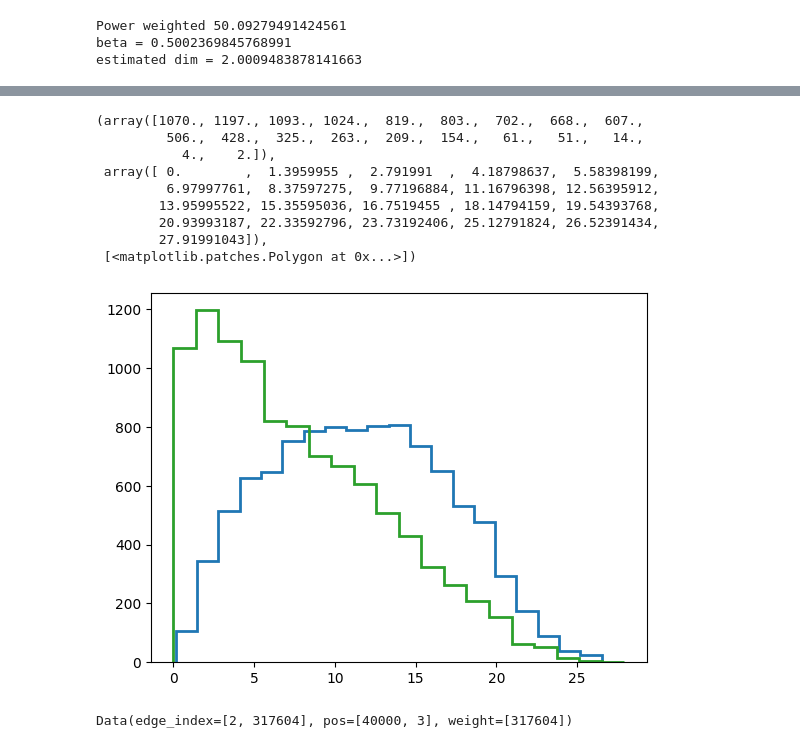
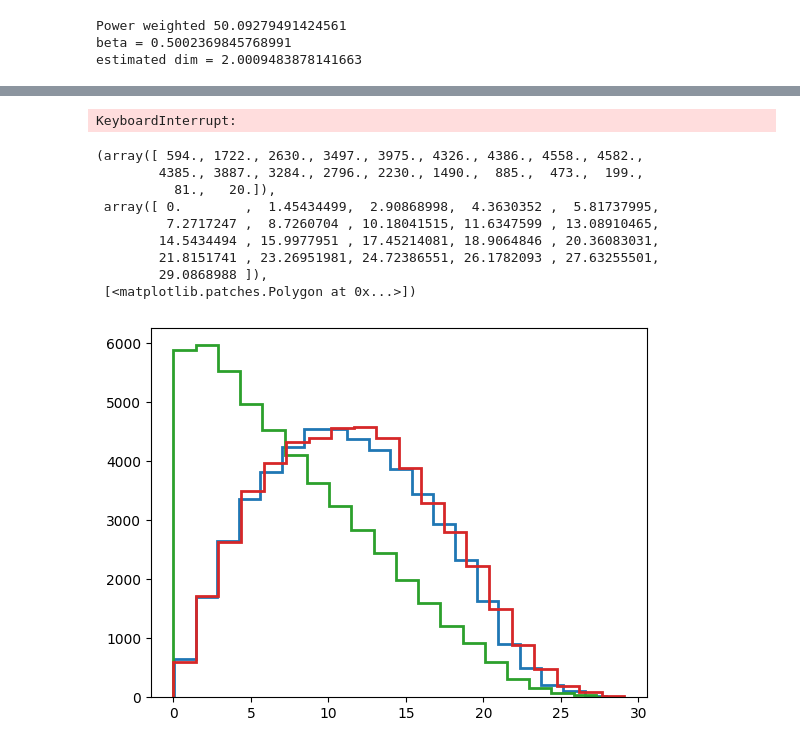
Before and after one commit to qz233/spd_tda, a Jupyter notebook: demo.ipynb, the cells around one changed output, grey strips where cells are left out. Saved outputs shown, nothing was run; the diff lists cells and outputs as text; code cells hidden in the pictures.

```diff
--- a/demo.ipynb
+++ b/demo.ipynb
@@ -427,20 +480,28 @@ distance_based_ds = ShortestPathDataset(terrain / 1000, 10000, 50, method="dista
+# %%
+from data import ShortestPathDataset
+random_ds = ShortestPathDataset(path = "/data/haoyun/shortest-path/norway_500x_random_train.pt")
+distance_based_ds = ShortestPathDataset(path = "/data/haoyun/shortest-path/norway_500x_distance_train.pt")
+critical_based_ds = ShortestPathDataset(path = "/data/haoyun/shortest-path/norway_500x_critical_train.pt")
+critical_distance_ds = ShortestPathDataset(path = "/data/haoyun/shortest-path/norway_500x_critical_distance_train.pt")
+critical_mix_ds = ShortestPathDataset(path = "/data/haoyun/shortest-path/norway_500x_critical_mix_train.pt")
+# %% [output]
+KeyboardInterrupt:
 # %%
 #fig, axs = plt.subplots(1, 2, figsize=(9, 3))
-
-plt.hist(random_ds.distances, bins=20,  edgecolor="C0", linewidth=2, histtype='step')
-plt.hist(distance_based_ds.distances, bins=20, edgecolor="C2", linewidth=2, histtype='step')
+plt.figure(figsize=(9, 4))
+plt.hist(random_ds.distances, bins=20,  edgecolor="C0", linewidth=2, histtype='step', label="random")
+plt.hist(distance_based_ds.distances, bins=20, edgecolor="C2", linewidth=2, histtype='step', label="distance-based")
+plt.hist(critical_based_ds.distances, bins=20, edgecolor="C3", linewidth=2, histtype='step', label="critical")
+plt.hist(critical_distance_ds.distances, bins=20, edgecolor="C4", linewidth=2, histtype='step', label="critical-distance")
+plt.hist(critical_mix_ds.distances, bins=20, edgecolor="C5", linewidth=2, histtype='step', label="critical-mix")
 # %% [output]
-(array([1070., 1197., 1093., 1024.,  819.,  803.,  702.,  668.,  607.,
-         506.,  428.,  325.,  263.,  209.,  154.,   61.,   51.,   14.,
-           4.,    2.]),
- array([ 0.        ,  1.3959955 ,  2.791991  ,  4.18798637,  5.58398199,
-         6.97997761,  8.37597275,  9.77196884, 11.16796398, 12.56395912,
-        13.95995522, 15.35595036, 16.7519455 , 18.14794159, 19.54393768,
-        20.93993187, 22.33592796, 23.73192406, 25.12791824, 26.52391434,
-        27.91991043]),
+(array([ 594., 1722., 2630., 3497., 3975., 4326., 4386., 4558., 4582.,
+        4385., 3887., 3284., 2796., 2230., 1490.,  885.,  473.,  199.,
+          81.,   20.]),
+ array([ 0.        ,  1.45434499,  2.90868998,  4.3630352 ,  5.81737995,
+         7.2717247 ,  8.7260704 , 10.18041515, 11.6347599 , 13.08910465,
+        14.5434494 , 15.9977951 , 17.45214081, 18.9064846 , 20.36083031,
+        21.8151741 , 23.26951981, 24.72386551, 26.1782093 , 27.63255501,
+        29.0868988 ]),
  [<matplotlib.patches.Polygon at 0x...>])
-[figure, old version]
+[figure, new version]
-# %%
-random_ds.mesh.sa
-# %% [output]
-Data(edge_index=[2, 317604], pos=[40000, 3], weight=[317604])
```
Also changed, not shown: parts of 18 cells of this notebook, 16 other files.
